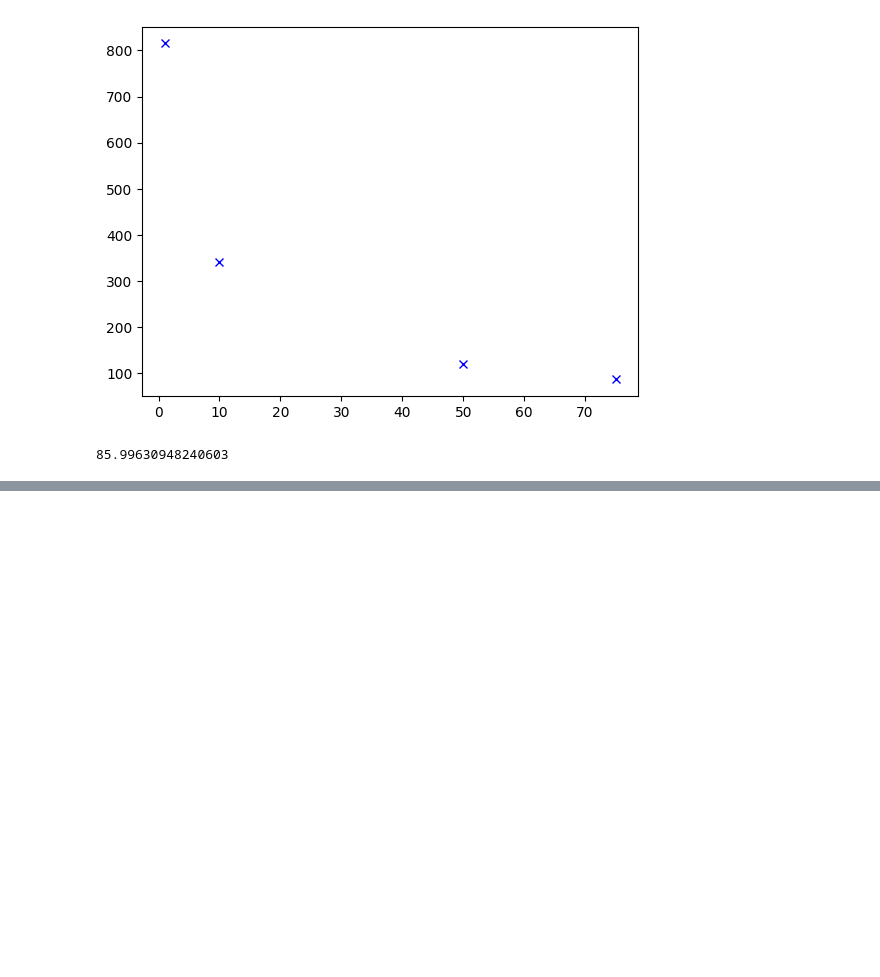
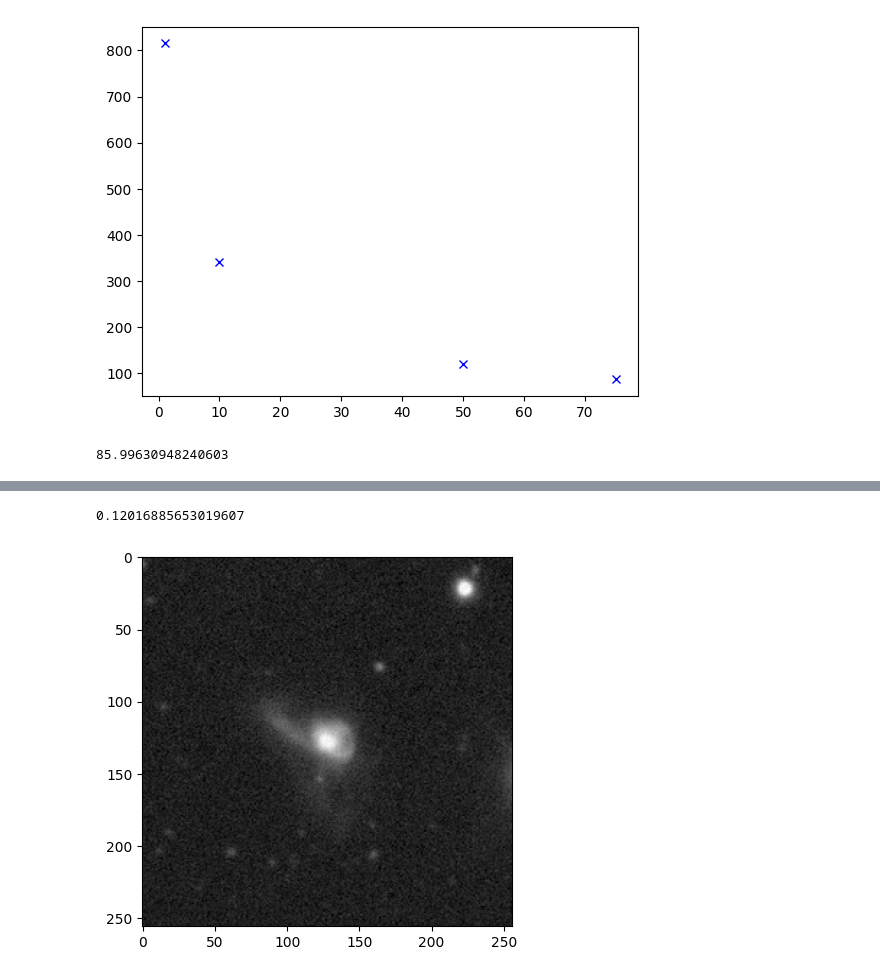
Before and after one commit to Kuift/QuantumAstronomy, a Jupyter notebook: QPIE_Pennylane.ipynb, the cells around one changed output, grey strips where cells are left out. Drawn from its saved outputs; the diff is of its cells as text; code cells hidden in the pictures; blank space fills up the shorter version.

Commit message:
finished translating qpie to pennylane

```diff
--- a/QPIE_Pennylane.ipynb
+++ b/QPIE_Pennylane.ipynb
@@ -360,0 +372,17 @@ with h5py.File('Galaxy10_DECals.h5', 'r') as F:
+# %%
+#encode/decode first
+im = img[2]
+norm = norms[2]
+amp, n = qpie_encoding(im)
+SHOTS = 2**20
+dev6 = qml.device('default.qubit', wires=n, shots=SHOTS)
+measured_circuit = np.sqrt(circuit(amp,n,dev6)()) * norm
+imout = measured_circuit.reshape(im.shape)
+
+plt.figure()
+plt.imshow(imout,cmap='gray')
+
+MSE(imout,im) #works well, MSE is small
+# %% [output]
+0.12016885653019607
+[figure, added]
```
Also changed, not shown: parts of 9 cells of this notebook.
